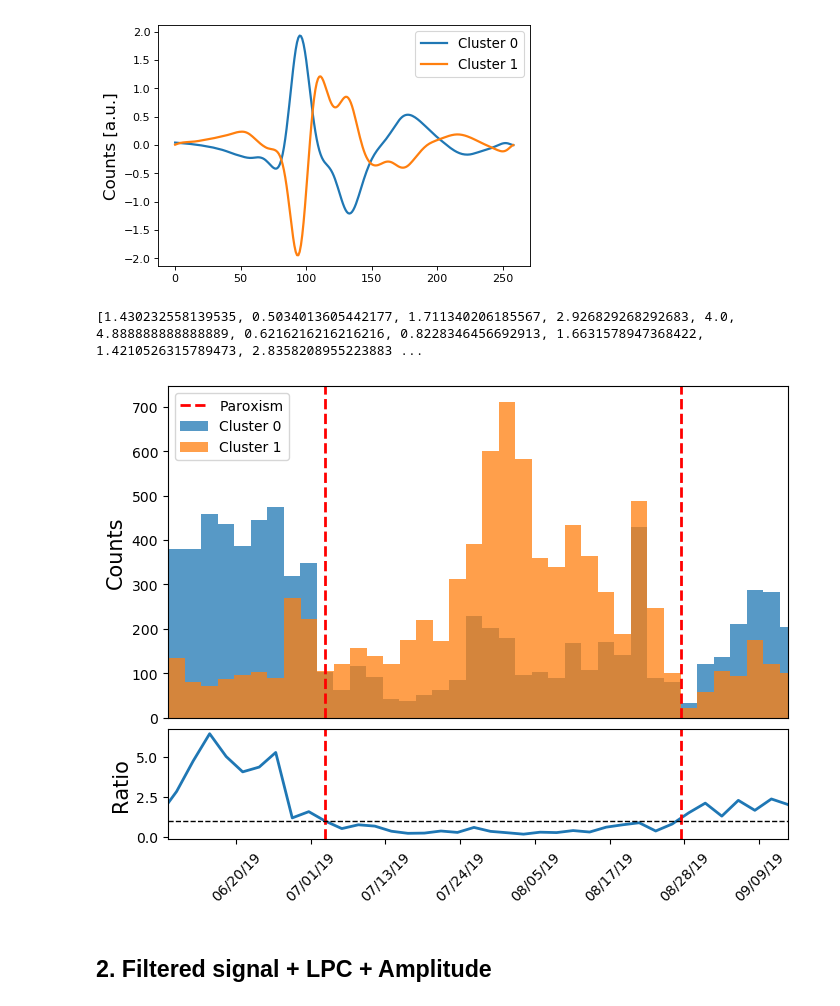
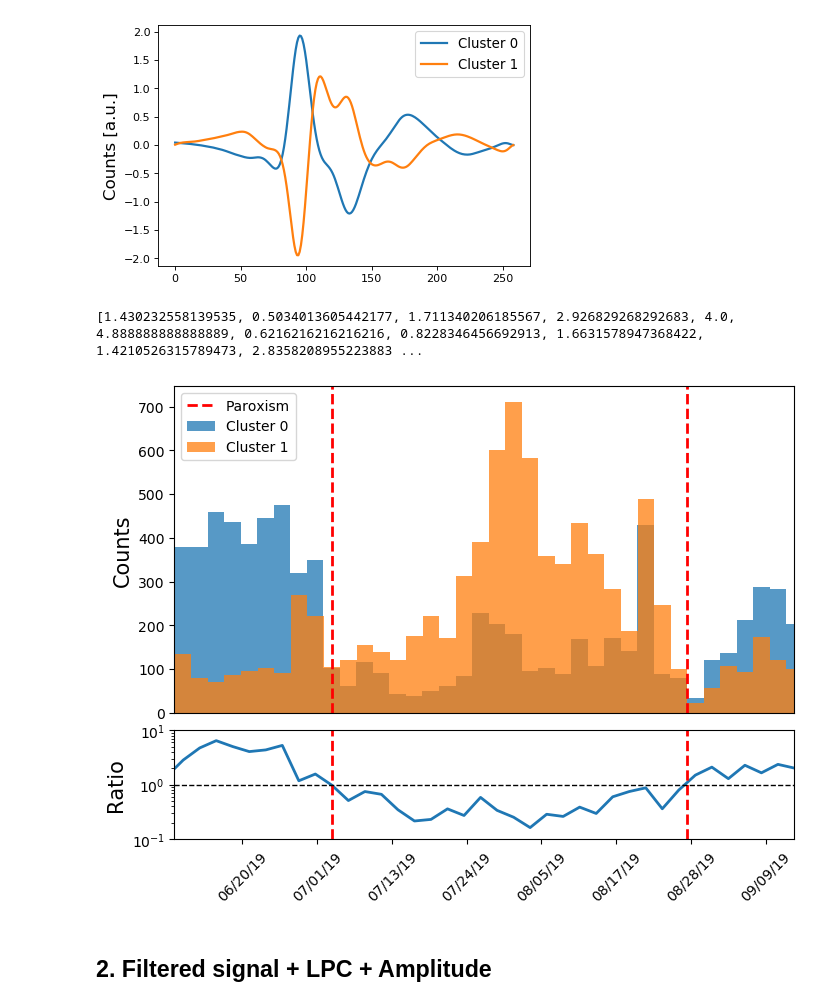
Before and after one commit to llayer/StromboliWF, a Jupyter notebook: cluster.ipynb, the cells around one changed output. Saved outputs shown, nothing was run; the diff lists cells and outputs as text; code cells hidden in the pictures.

Commit message:
update ratios

```diff
--- a/cluster.ipynb
+++ b/cluster.ipynb
@@ -169,7 +182,7 @@ def cluster_time(df, col, n_clusters, timebins=200, plot_hist = True):
     err1, err2 = ana.get_erruption_time()
 
     fig = plt.figure(figsize=(8, 6), dpi=100)
-    gs = gridspec.GridSpec(2, 1, height_ratios=[3, 1], hspace=0.05)
+    gs = gridspec.GridSpec(2, 1, height_ratios=[3, 1], hspace=0.08)
     ax0 = plt.subplot(gs[0])
 
     cluster_bins = []
@@ -213,9 +226,13 @@ def cluster_time(df, col, n_clusters, timebins=200, plot_hist = True):
         #ax1.xaxis.set_ticks(np.arange(start, end, (end - start / 10)))
         ax1.set_xticklabels([datetime.fromtimestamp(ts / 1e9).strftime('%D') for ts in ax1.get_xticks()])
         ax1.set_ylabel("Ratio",  fontsize=15)
+        ax1.set_yscale('log')
         #ax1.xaxis.set_major_locator(plt.MaxNLocator(10))
+        ax1.set_ylim([0.1,10])
         plt.xticks(rotation=45)
     plt.show()
+
+    return center, ratio
 # %%
 def plot_centers(centers):
 
@@ -258,7 +279,7 @@ plot_centers(centers)
 # %% [output]
 [figure]
 # %%
-cluster_time(wf, 'kmeans', 2, timebins=50)
+ratio_wf = cluster_time(wf, 'kmeans', 2, timebins=50)
 # %% [output]
 [1.430232558139535, 0.5034013605442177, 1.711340206185567, 2.926829268292683, 4.0, 4.888888888888889, 0.6216216216216216, 0.8228346456692913, 1.6631578947368422, 1.4210526315789473, 2.8358208955223883 ...
-[figure, old version]
+[figure, new version]
```
Also changed, not shown: parts of 7 cells of this notebook, 1 other file.
